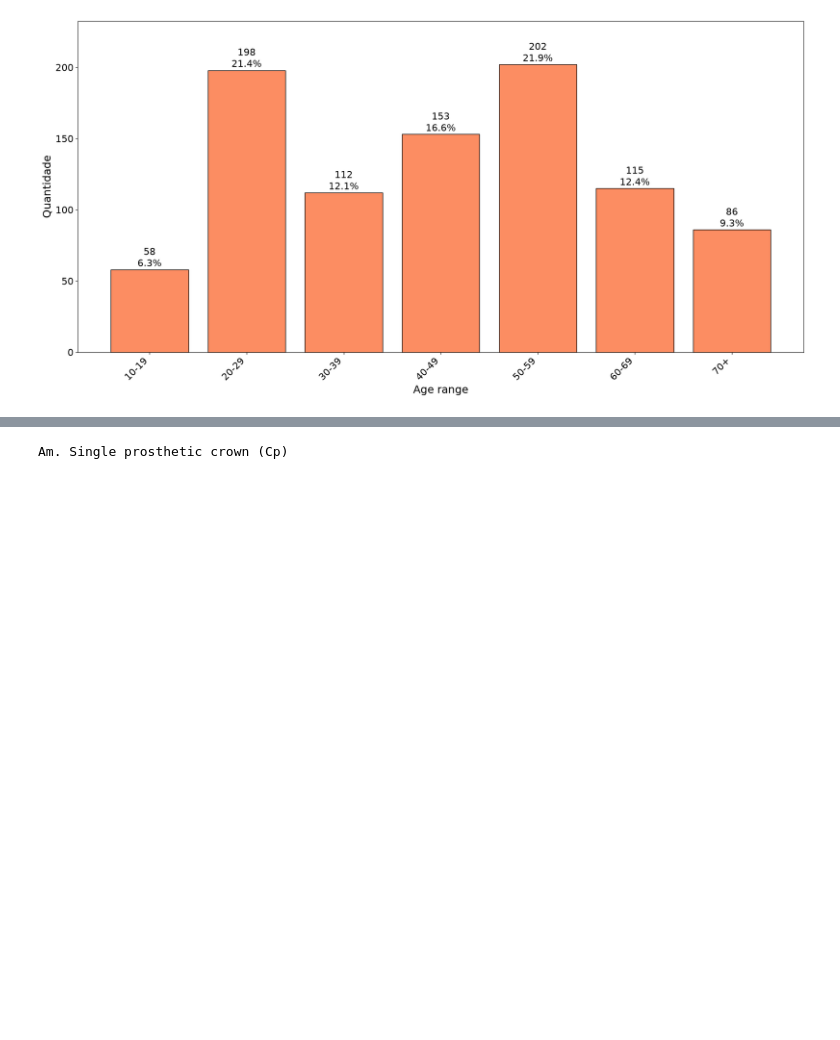
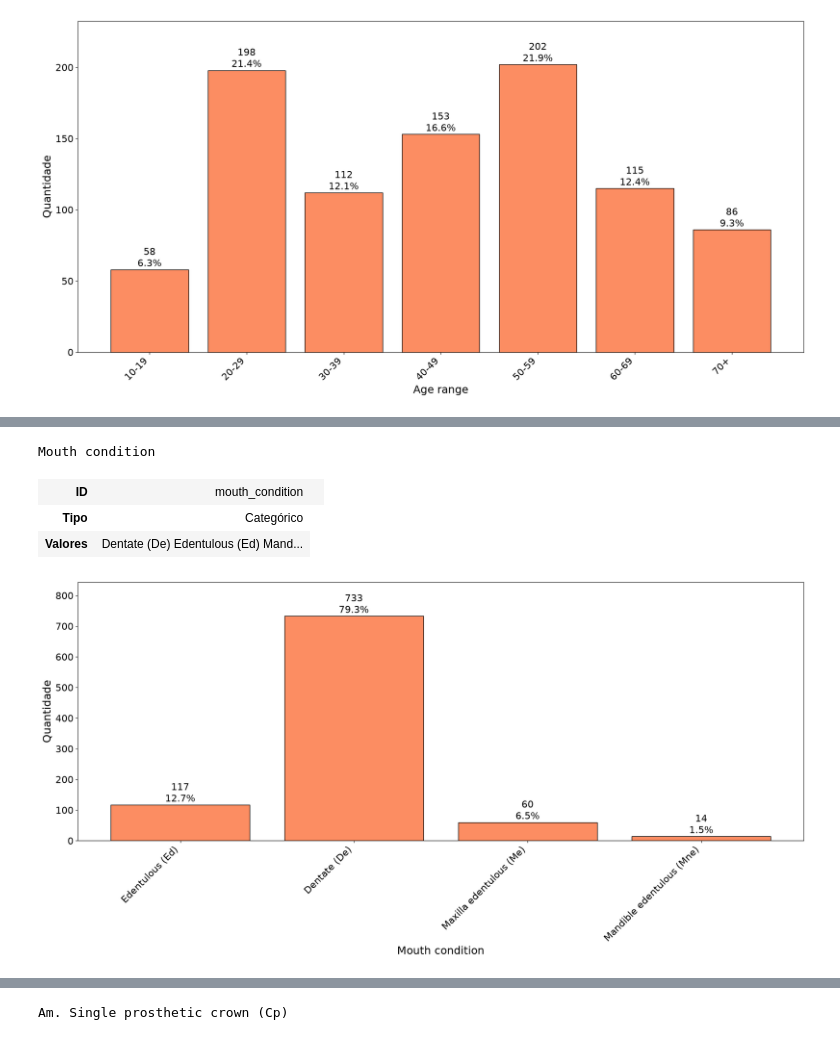
Before and after one commit to gabdumal/data_mining, a Jupyter notebook: assignment_7/analysis.ipynb, the cells around one changed output, grey strips where cells are left out. Saved outputs shown, nothing was run; the diff lists cells and outputs as text; code cells hidden in the pictures; blank space fills up the shorter version.

Commit message:
Transform mouth conditions into categorical feature

```diff
--- a/assignment_7/analysis.ipynb
+++ b/assignment_7/analysis.ipynb
@@ -115 +77,18 @@ Age range
+# %%
+series = df.mouth_condition
+
+display_feature_description(
+    series=series,
+    type_name="Categórico",
+    feature_type="categorical",
+)
+plot_bar_graph_of_frequency(
+    series=series,
+)
+# %% [output]
+Mouth condition
+| ID | mouth_condition |  |
+| Tipo | Categórico |  |
+| Valores | Dentate (De) Edentulous (Ed) Mand... |
+[figure, added]
 # %%
```
Also changed, not shown: parts of 11 cells of this notebook, 4 other files.
